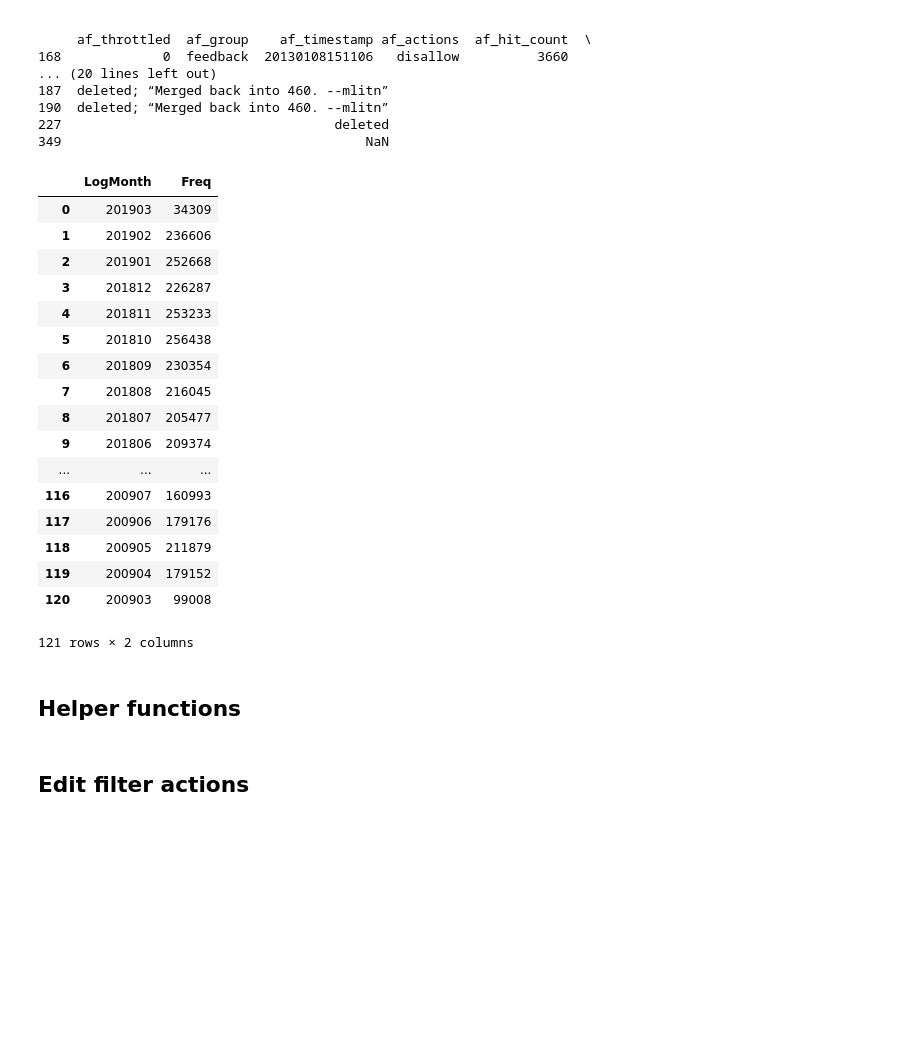
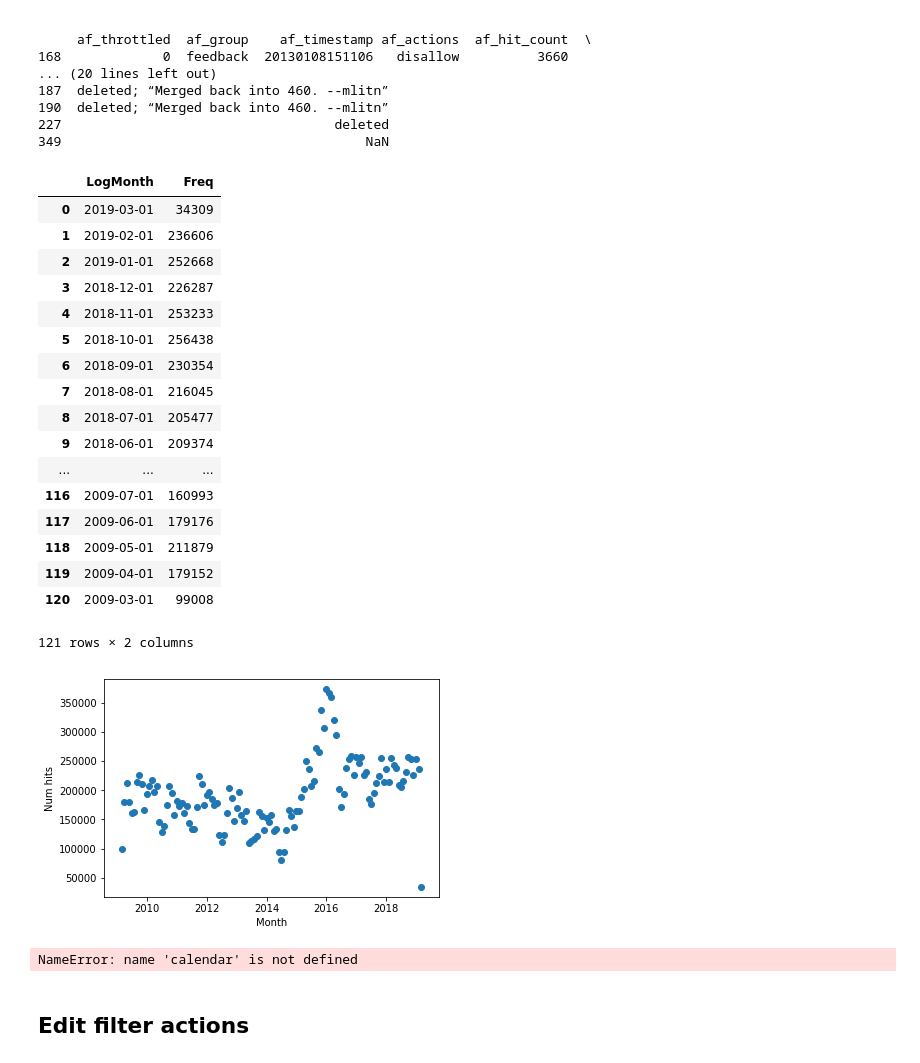
Before and after one commit to lusy/wikifilters, a Jupyter notebook: src/explore.ipynb, the cells around one changed output. Saved outputs shown, nothing was run; the diff lists cells and outputs as text; code cells hidden in the pictures; blank space fills up the shorter version.

Commit message:
Start some plots

```diff
--- a/src/explore.ipynb
+++ b/src/explore.ipynb
@@ -85,28 +90,37 @@ print (df.query('af_group!="default"'))
 349                                       NaN
 # %%
 # filter hits per month (all filters) (data quarry from 05.03.2019, that's why hitcount Mar 2019 is so small)
+df_hits = pd.read_csv("quarry-34014-how-many-abuse-filter-hits-have-been-there-per-month-en-wiki-run346197.csv", sep=',')
+df_hits['LogMonth'] = pd.to_datetime(df_hits['LogMonth'], format="%Y%m")
 df_hits
 # %% [output]
 |  | LogMonth | Freq |
-| 0 | 201903 | 34309 |
-| 1 | 201902 | 236606 |
-| 2 | 201901 | 252668 |
-| 3 | 201812 | 226287 |
-| 4 | 201811 | 253233 |
-| 5 | 201810 | 256438 |
-| 6 | 201809 | 230354 |
-| 7 | 201808 | 216045 |
-| 8 | 201807 | 205477 |
-| 9 | 201806 | 209374 |
+| 0 | 2019-03-01 | 34309 |
+| 1 | 2019-02-01 | 236606 |
+| 2 | 2019-01-01 | 252668 |
+| 3 | 2018-12-01 | 226287 |
+| 4 | 2018-11-01 | 253233 |
+| 5 | 2018-10-01 | 256438 |
+| 6 | 2018-09-01 | 230354 |
+| 7 | 2018-08-01 | 216045 |
+| 8 | 2018-07-01 | 205477 |
+| 9 | 2018-06-01 | 209374 |
 | ... | ... | ... |
-| 116 | 200907 | 160993 |
-| 117 | 200906 | 179176 |
-| 118 | 200905 | 211879 |
-| 119 | 200904 | 179152 |
-| 120 | 200903 | 99008 |
+| 116 | 2009-07-01 | 160993 |
+| 117 | 2009-06-01 | 179176 |
+| 118 | 2009-05-01 | 211879 |
+| 119 | 2009-04-01 | 179152 |
+| 120 | 2009-03-01 | 99008 |
 121 rows × 2 columns
-# %% [markdown]
-## Helper functions
+# %%
+plt.xlabel('Month')
+plt.ylabel('Num hits')
+# %% [output]
+[figure, added]
+# %%
+calendar.month_name
+# %% [output]
+NameError: name 'calendar' is not defined
 # %%
 flatten = lambda x: list(itertools.chain.from_iterable(x))
 # %% [markdown]
```
Also changed, not shown: parts of 3 cells of this notebook.
